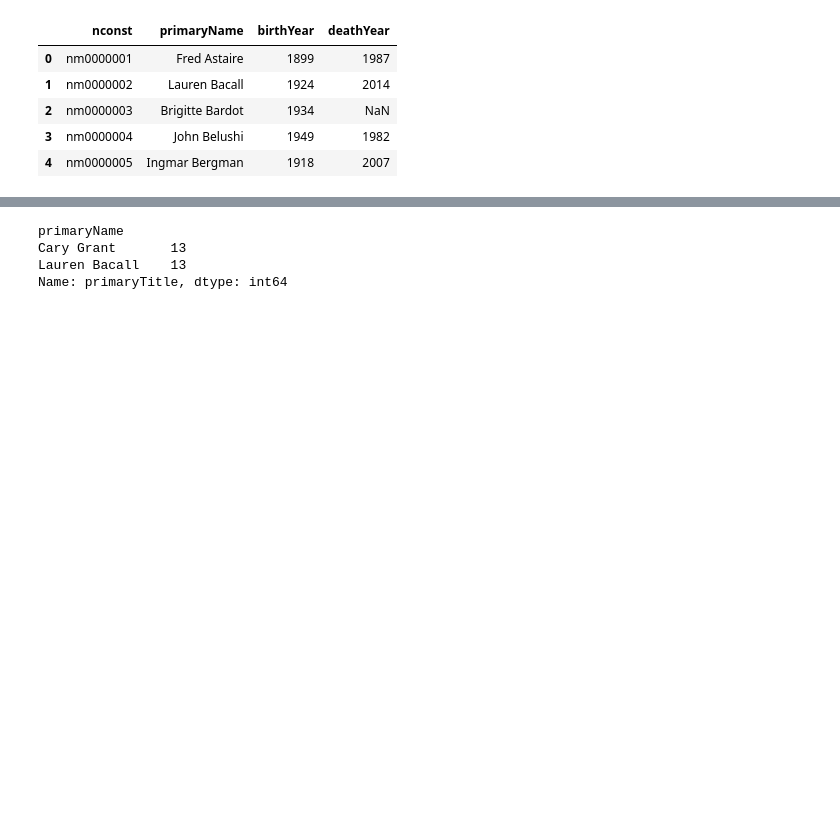
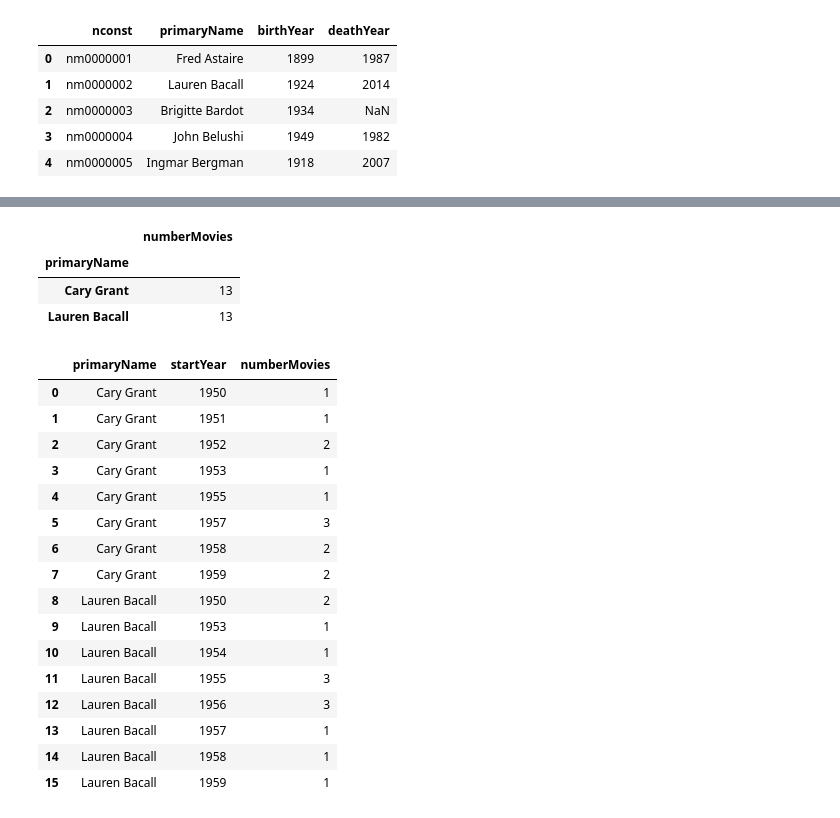
Before and after one commit to MaximeKan/Statistical-Modeling, a Jupyter notebook: Actors_movie_counts.ipynb, the cells around one changed output, grey strips where cells are left out. Cells and saved outputs as stored; diff of their text form; code cells hidden in the pictures; blank space fills up the shorter version.

```diff
--- a/Actors_movie_counts.ipynb
+++ b/Actors_movie_counts.ipynb
@@ -122,7 +119,27 @@ movie_counts = movie_list_observed.groupby(['primaryName','startYear'])['primary
 # %%
-movie_counts.groupby('primaryName')['primaryTitle'].sum()
+movie_counts.groupby('primaryName').agg({'numberMovies':'sum'})
 # %% [output]
-primaryName
-Cary Grant       13
-Lauren Bacall    13
-Name: primaryTitle, dtype: int64
+|  | numberMovies |
+| primaryName |  |
+| Cary Grant | 13 |
+| Lauren Bacall | 13 |
+# %%
+movie_counts
+# %% [output]
+|  | primaryName | startYear | numberMovies |
+| 0 | Cary Grant | 1950 | 1 |
+| 1 | Cary Grant | 1951 | 1 |
+| 2 | Cary Grant | 1952 | 2 |
+| 3 | Cary Grant | 1953 | 1 |
+| 4 | Cary Grant | 1955 | 1 |
+| 5 | Cary Grant | 1957 | 3 |
+| 6 | Cary Grant | 1958 | 2 |
+| 7 | Cary Grant | 1959 | 2 |
+| 8 | Lauren Bacall | 1950 | 2 |
+| 9 | Lauren Bacall | 1953 | 1 |
+| 10 | Lauren Bacall | 1954 | 1 |
+| 11 | Lauren Bacall | 1955 | 3 |
+| 12 | Lauren Bacall | 1956 | 3 |
+| 13 | Lauren Bacall | 1957 | 1 |
+| 14 | Lauren Bacall | 1958 | 1 |
+| 15 | Lauren Bacall | 1959 | 1 |
```
Also changed, not shown: parts of 12 cells of this notebook.
